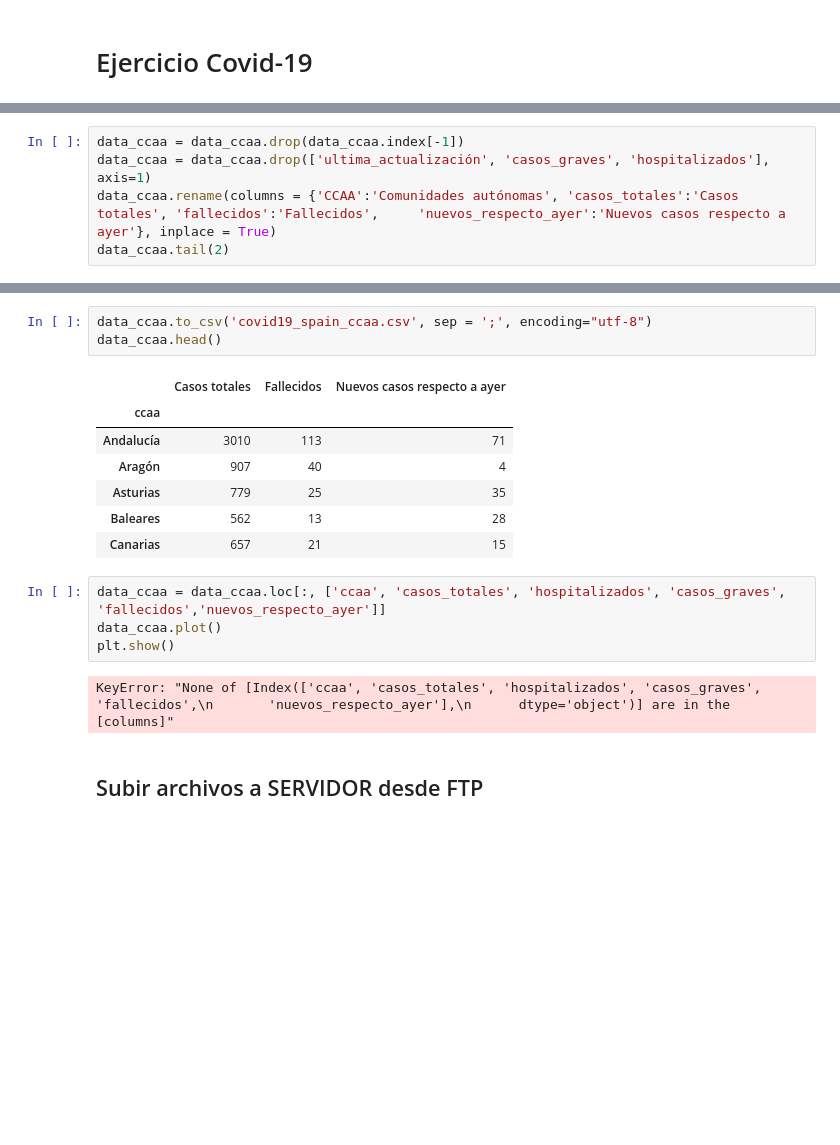
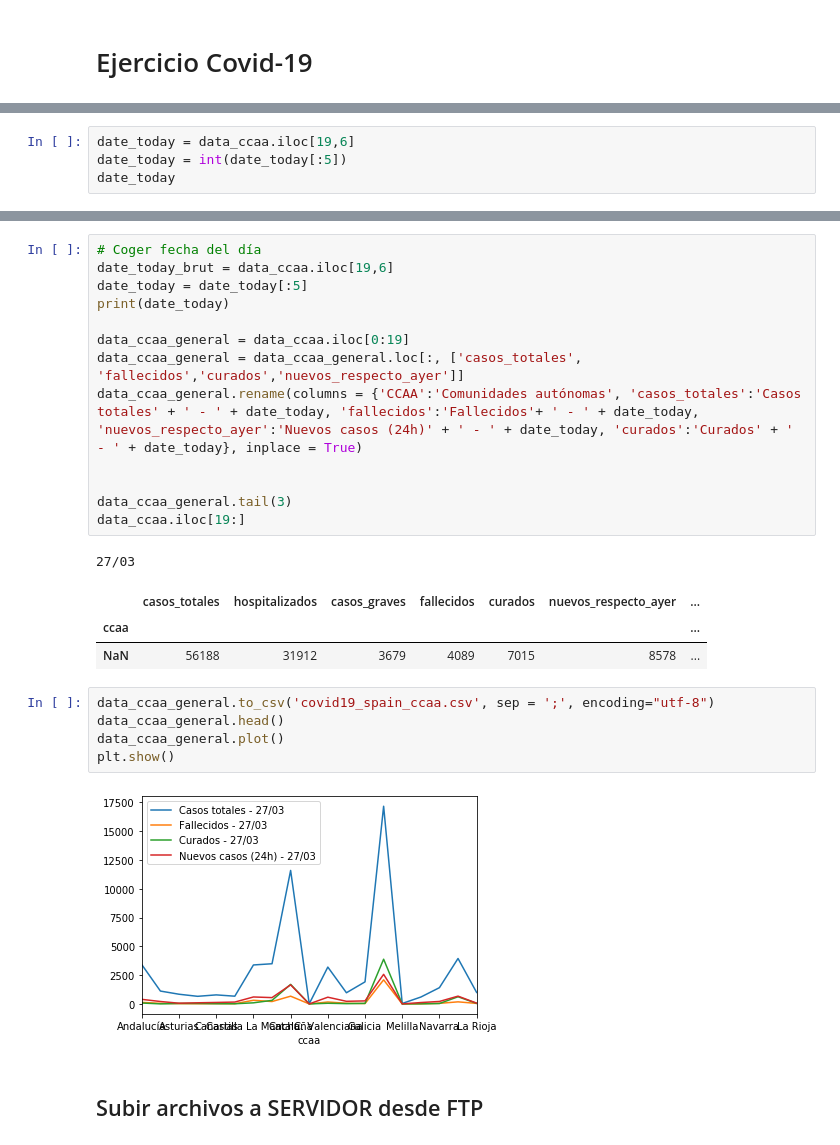
Before and after one commit to akakicreations/ejercicios-casuales-github, a Jupyter notebook: covid19-exercise/covid19_notebook_WEB.ipynb, the cells around one changed output, grey strips where cells are left out. Drawn from its saved outputs; the diff is of its cells as text; blank space fills up the shorter version.

Commit message:
actualización

```diff
--- a/covid19-exercise/covid19_notebook_WEB.ipynb
+++ b/covid19-exercise/covid19_notebook_WEB.ipynb
@@ -167,6 +175 @@ Index(['ccaa', 'casos_totales', 'hospitalizados', 'casos_graves', 'fallecidos',
       dtype='object')
-# %%
-data_ccaa = data_ccaa.drop(data_ccaa.index[-1])
-data_ccaa = data_ccaa.drop(['ultima_actualización', 'casos_graves', 'hospitalizados'], axis=1)
-data_ccaa.rename(columns = {'CCAA':'Comunidades autónomas', 'casos_totales':'Casos totales', 'fallecidos':'Fallecidos',     'nuevos_respecto_ayer':'Nuevos casos respecto a ayer'}, inplace = True)
-data_ccaa.tail(2)
@@ -177,0 +178,4 @@ data_ccaa.tail(2)
+# %%
+date_today = data_ccaa.iloc[19,6]
+date_today = int(date_today[:5])
+date_today
@@ -178,20 +354,28 @@ data_ccaa.tail(2)
+# %%
+# Coger fecha del día
+date_today_brut = data_ccaa.iloc[19,6]
+date_today = date_today[:5]
+print(date_today)
+
+data_ccaa_general = data_ccaa.iloc[0:19]
+data_ccaa_general = data_ccaa_general.loc[:, ['casos_totales', 'fallecidos','curados','nuevos_respecto_ayer']]
+data_ccaa_general.rename(columns = {'CCAA':'Comunidades autónomas', 'casos_totales':'Casos totales' + ' - ' + date_today, 'fallecidos':'Fallecidos'+ ' - ' + date_today, 'nuevos_respecto_ayer':'Nuevos casos (24h)' + ' - ' + date_today, 'curados':'Curados' + ' - ' + date_today}, inplace = True)
+
+
+data_ccaa_general.tail(3)
+data_ccaa.iloc[19:]
+# %% [output]
+27/03
+|  | casos_totales | hospitalizados | casos_graves | fallecidos | curados | nuevos_respecto_ayer | ... |
+| ccaa |  |  |  |  |  |  | ... |
+| NaN | 56188 | 31912 | 3679 | 4089 | 7015 | 8578 | ... |
 # %%
-data_ccaa.to_csv('covid19_spain_ccaa.csv', sep = ';', encoding="utf-8")
-data_ccaa.head()
+data_ccaa_general.to_csv('covid19_spain_ccaa.csv', sep = ';', encoding="utf-8")
+data_ccaa_general.head()
+data_ccaa_general.plot()
+plt.show()
 # %% [output]
-|  | Casos totales | Fallecidos | Nuevos casos respecto a ayer |
-| ccaa |  |  |  |
-| Andalucía | 3010 | 113 | 71 |
-| Aragón | 907 | 40 | 4 |
-| Asturias | 779 | 25 | 35 |
-| Baleares | 562 | 13 | 28 |
-| Canarias | 657 | 21 | 15 |
+[figure, added]
-# %%
-data_ccaa = data_ccaa.loc[:, ['ccaa', 'casos_totales', 'hospitalizados', 'casos_graves', 'fallecidos','nuevos_respecto_ayer']]
-data_ccaa.plot()
-plt.show()
-# %% [output]
-KeyError: "None of [Index(['ccaa', 'casos_totales', 'hospitalizados', 'casos_graves', 'fallecidos',\n       'nuevos_respecto_ayer'],\n      dtype='object')] are in the [columns]"
 # %% [markdown]
 ## Subir archivos a SERVIDOR desde FTP
 # %%
```
Also changed, not shown: parts of 25 cells of this notebook.
